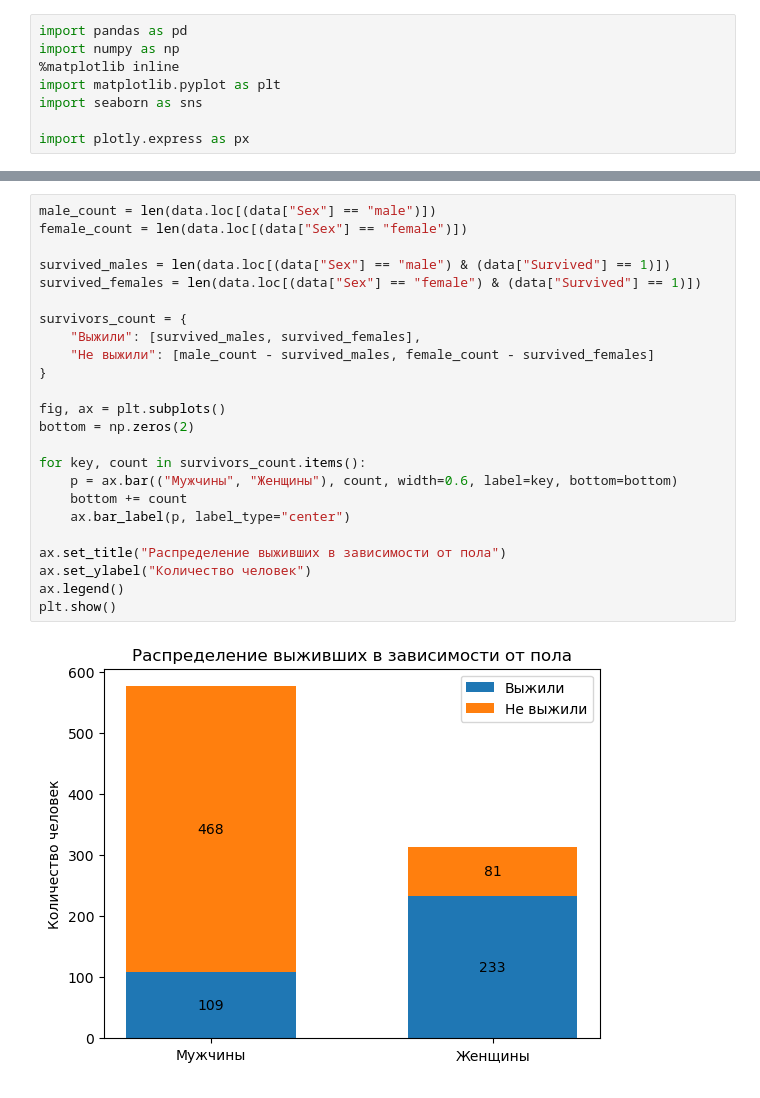
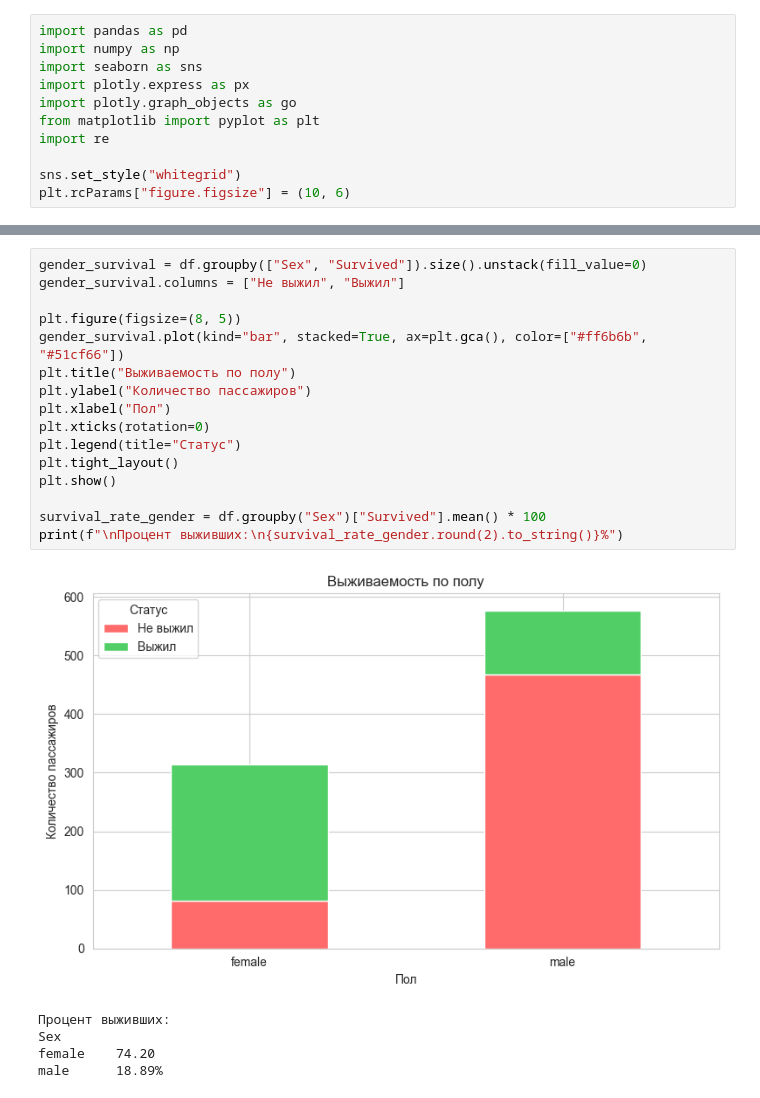
Before and after one commit to AnAnAs357/DS-Spotify-Titanic, a Jupyter notebook: Titanic.ipynb, the cells around one changed output, grey strips where cells are left out. Cells and saved outputs as stored; diff of their text form.

```diff
--- a/Titanic.ipynb
+++ b/Titanic.ipynb
@@ -1,11 +1,14 @@
 # %%
 import pandas as pd
 import numpy as np
-%matplotlib inline
-import matplotlib.pyplot as plt
 import seaborn as sns
+import plotly.express as px
+import plotly.graph_objects as go
+from matplotlib import pyplot as plt
+import re
 
-import plotly.express as px
+sns.set_style("whitegrid")
+plt.rcParams["figure.figsize"] = (10, 6)
 # %%
 data = pd.read_csv("Titanic.csv")
 data.head()
@@ -75,27 +81,23 @@ plt.show()
 # %%
-male_count = len(data.loc[(data["Sex"] == "male")])
-female_count = len(data.loc[(data["Sex"] == "female")])
+gender_survival = df.groupby(["Sex", "Survived"]).size().unstack(fill_value=0)
+gender_survival.columns = ["Не выжил", "Выжил"]
 
-survived_males = len(data.loc[(data["Sex"] == "male") & (data["Survived"] == 1)])
-survived_females = len(data.loc[(data["Sex"] == "female") & (data["Survived"] == 1)])
+plt.figure(figsize=(8, 5))
+gender_survival.plot(kind="bar", stacked=True, ax=plt.gca(), color=["#ff6b6b", "#51cf66"])
+plt.title("Выживаемость по полу")
+plt.ylabel("Количество пассажиров")
+plt.xlabel("Пол")
+plt.xticks(rotation=0)
+plt.legend(title="Статус")
+plt.tight_layout()
+plt.show()
 
-survivors_count = {
-    "Выжили": [survived_males, survived_females],
-    "Не выжили": [male_count - survived_males, female_count - survived_females]
-}
-
-fig, ax = plt.subplots()
-bottom = np.zeros(2)
-
-for key, count in survivors_count.items():
-    p = ax.bar(("Мужчины", "Женщины"), count, width=0.6, label=key, bottom=bottom)
-    bottom += count
-    ax.bar_label(p, label_type="center")
-
-ax.set_title("Распределение выживших в зависимости от пола")
-ax.set_ylabel("Количество человек")
-ax.legend()
-plt.show()
+survival_rate_gender = df.groupby("Sex")["Survived"].mean() * 100
+print(f"\nПроцент выживших:\n{survival_rate_gender.round(2).to_string()}%")
 # %% [output]
-[figure, old version]
+[figure, new version]
+Процент выживших:
+Sex
+female    74.20
+male      18.89%
 # %%
```
Also changed, not shown: parts of 14 cells of this notebook.
